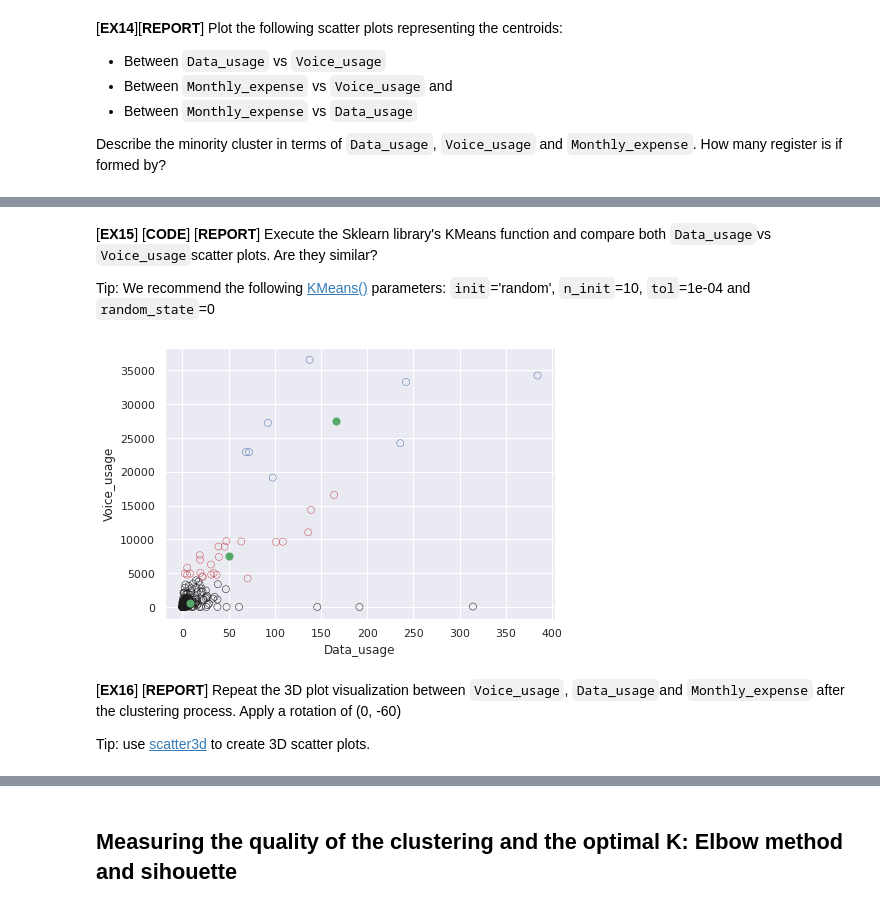
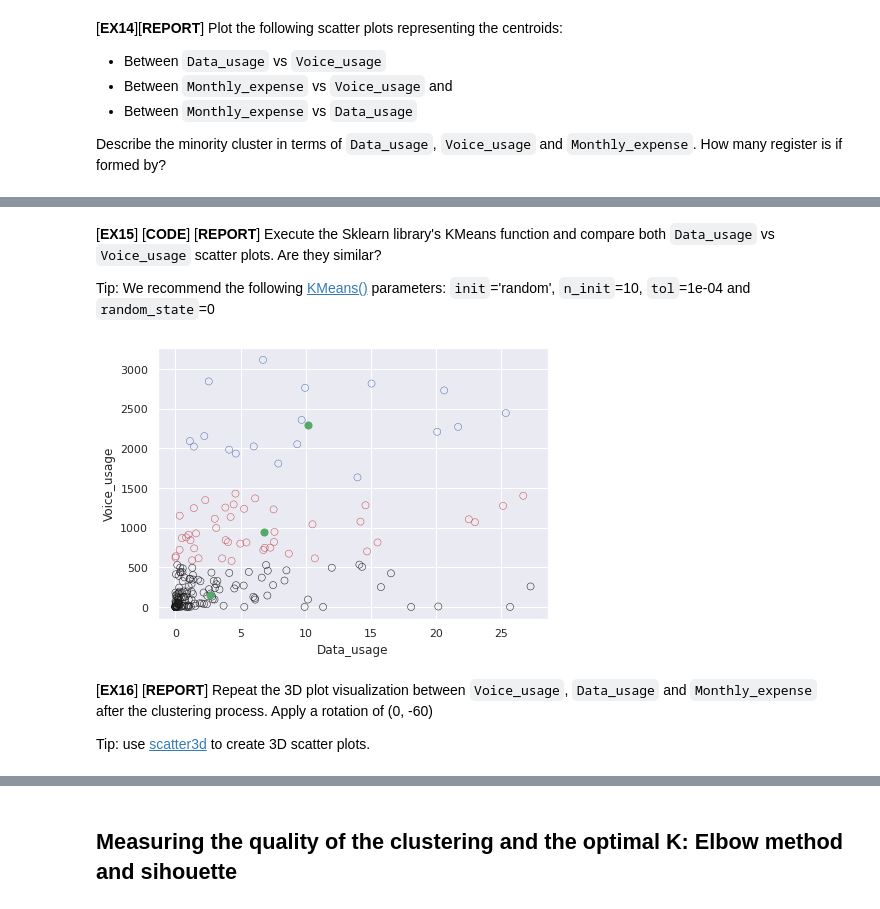
Before and after one commit to Alejandro-FA/UPF-Machine_Learning, a Jupyter notebook: Project-1/P01_Clustering students.ipynb, the cells around one changed output, grey strips where cells are left out. Cells and saved outputs as stored; diff of their text form; code cells hidden in the pictures.

Commit message:
Outliers detection has been improved drastically

```diff
--- a/Project-1/P01_Clustering students.ipynb
+++ b/Project-1/P01_Clustering students.ipynb
@@ -586,0 +579,20 @@ training_dt_4 = training_dt[(training_dt['Voice_usage'] <= 5000) & (training_dt[
+# %%
+training_dt = customer_dt_summary[['Voice_usage', 'Data_usage', 'Monthly_expense']]
+print("\nOriginal:")
+training_dt.info()
+
+# Now we are going to eliminate outliers using the standarized method of 1.5(IQR)
+Q1 = training_dt.quantile(0.25)
+Q3 = training_dt.quantile(0.75)
+IQR = Q3 - Q1
+lower_bound = Q1 - 1.5*IQR
+upper_bound = Q3 + 1.5*IQR
+print("\nLower bound:")
+print(lower_bound)
+print("\nUpper bound:")
+print(upper_bound)
+
+# Since we are using the kmeans algorithm, we are going to discriminate outliers by their euclidean distance:
+training_dt = training_dt[((training_dt <= upper_bound) & (training_dt >= lower_bound)).all(axis=1)]
+print("\nAfter removing outliers:")
+training_dt.info()
@@ -704,20 +673,21 @@ plt.show()
 # %% [markdown]
-[**EX15**] [**CODE**] [**REPORT**] Execute the Sklearn library's KMeans function and compare both `Data_usage`vs `Voice_usage`scatter plots. Are they similar?
+[**EX15**] [**CODE**] [**REPORT**] Execute the Sklearn library's KMeans function and compare both `Data_usage` vs `Voice_usage` scatter plots. Are they similar?
 
 Tip: We recommend the following  [KMeans()](https://scikit-learn.org/stable/modules/generated/sklearn.cluster.KMeans.html) parameters: `init`='random', `n_init`=10, `tol`=1e-04 and `random_state`=0
 # %%
-kmeans = KMeans(n_clusters=3, init='random', n_init=10, tol=1e-04, random_state=0).fit(training_dt_2)
-colour = np.where(kmeans.labels_ == 0, 'b', np.where(kmeans.labels_ == 1, 'k', 'r'))
+kmeans = KMeans(n_clusters=3, init='random', n_init=10, tol=1e-04, random_state=0).fit(training_dt)
+centroids_sklearn = pd.DataFrame(kmeans.cluster_centers_, columns=training_dt.columns)
+colour_sklearn = np.where(kmeans.labels_ == 0, 'b', np.where(kmeans.labels_ == 1, 'r', 'k'))
 
-plt.scatter(training_dt_2.loc[:,'Data_usage'], training_dt_2.loc[:,'Voice_usage'], edgecolors=colour, s=50, facecolors='none', linewidths=0.5)
-plt.scatter(kmeans.cluster_centers_[:, 1], kmeans.cluster_centers_[:, 0], s=50, c='g')
+plt.scatter(training_dt['Data_usage'], training_dt['Voice_usage'], edgecolors=colour_sklearn, s=50,  facecolors='none', linewidths=0.5)
+plt.scatter(centroids_sklearn['Data_usage'], centroids_sklearn['Voice_usage'], s=50, c='g')
 plt.xlabel('Data_usage')
 plt.ylabel('Voice_usage')
 plt.show()
 # %% [output]
-[figure, old version]
+[figure, new version]
 # %% [markdown]
-[**EX16**] [**REPORT**] Repeat the 3D plot visualization between `Voice_usage`, `Data_usage`and `Monthly_expense` after the clustering process. Apply a rotation of (0, -60)
+[**EX16**] [**REPORT**] Repeat the 3D plot visualization between `Voice_usage`, `Data_usage` and `Monthly_expense` after the clustering process. Apply a rotation of (0, -60)
 
 Tip: use [scatter3d](https://matplotlib.org/3.1.1/gallery/mplot3d/scatter3d.html) to create 3D scatter plots.
 # %%
```
Also changed, not shown: parts of 14 cells of this notebook.
